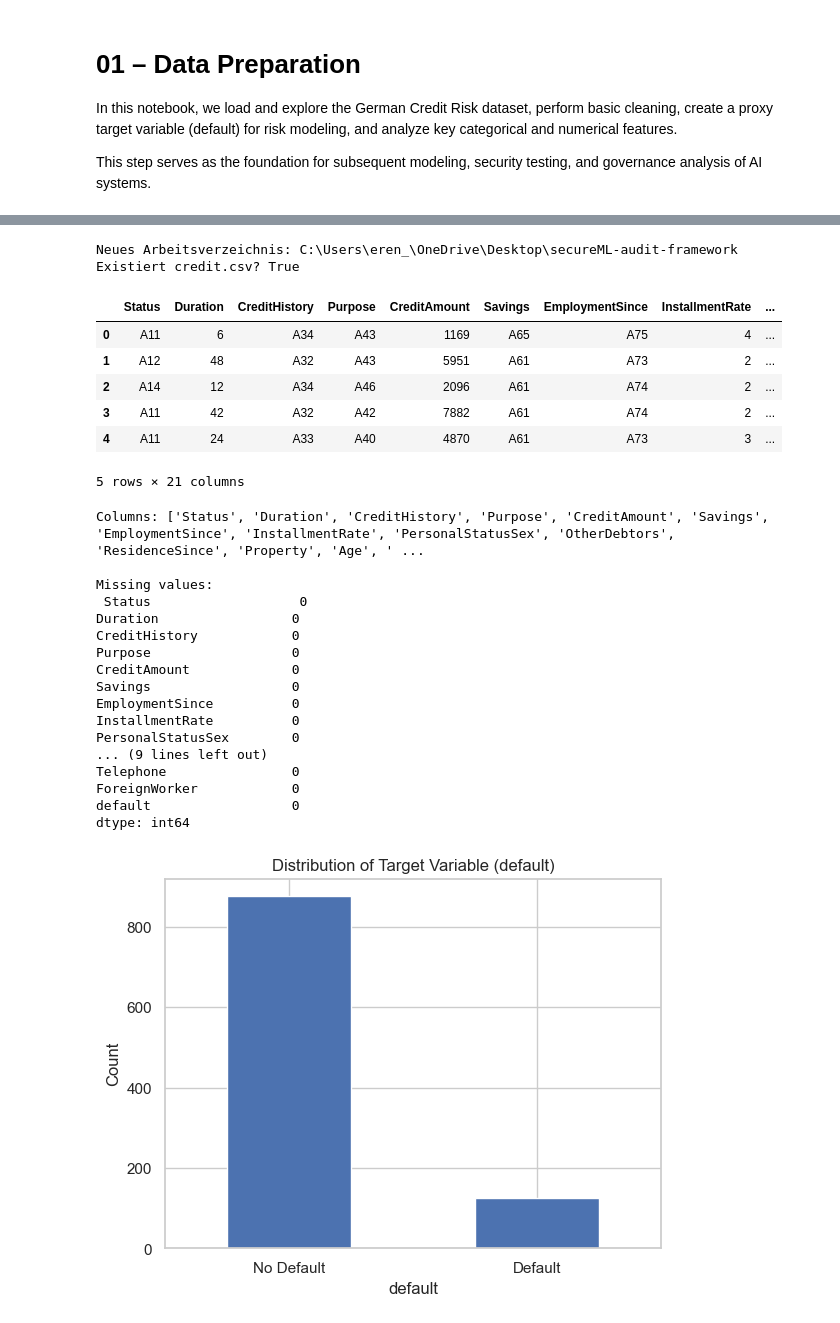
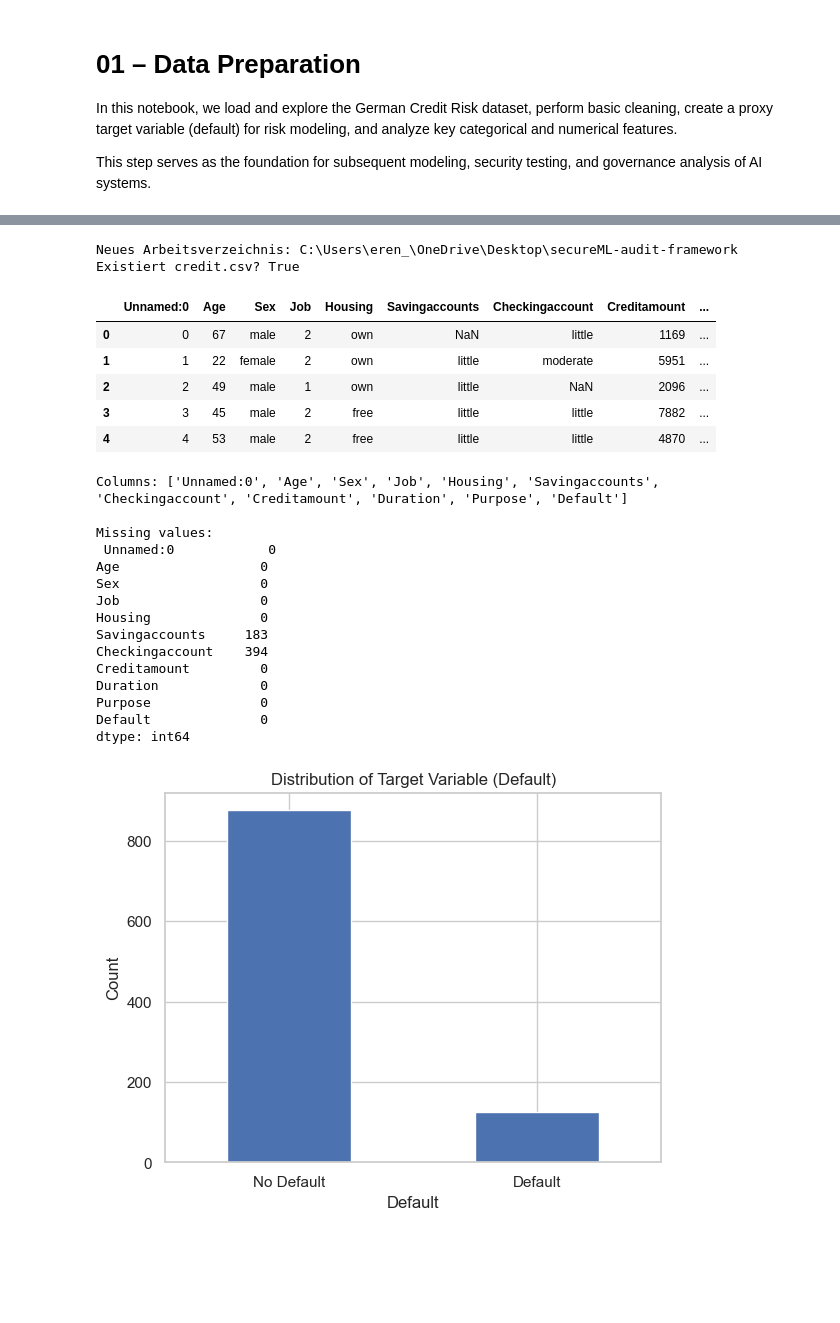
Before and after one commit to erenaktuerk/secureML-audit-framework, a Jupyter notebook: notebooks/01_data_preparation.ipynb, the cells around one changed output, grey strips where cells are left out. Cells and saved outputs as stored; diff of their text form; code cells hidden in the pictures; blank space fills up the shorter version.

```diff
--- a/notebooks/01_data_preparation.ipynb
+++ b/notebooks/01_data_preparation.ipynb
@@ -28,49 +29,47 @@ Existiert credit.csv? False
 # %%
 # Cell 3 - Code: Load dataset and preview
 import os
+import pandas as pd
 
-# Ins Projektverzeichnis wechseln
+# Projektverzeichnis setzen
 os.chdir(r"C:/Users/eren_/OneDrive/Desktop/secureML-audit-framework")
-
-# Pfad überprüfen
 print("Neues Arbeitsverzeichnis:", os.getcwd())
 print("Existiert credit.csv?", os.path.exists("data/credit.csv"))
 
-# Dann laden
-import pandas as pd
+# Daten laden
 df = pd.read_csv("data/credit.csv")
+
+# Spaltennamen vereinheitlichen: Leerzeichen und Klein-/Großschreibung anpassen
+df.columns = df.columns.str.strip().str.replace(" ", "").str.replace("-", "").str.capitalize()
 df.head()
 # %% [output]
 Neues Arbeitsverzeichnis: C:\Users\eren_\OneDrive\Desktop\secureML-audit-framework
 Existiert credit.csv? True
-|  | Status | Duration | CreditHistory | Purpose | CreditAmount | Savings | EmploymentSince | InstallmentRate | ... |
-| 0 | A11 | 6 | A34 | A43 | 1169 | A65 | A75 | 4 | ... |
-| 1 | A12 | 48 | A32 | A43 | 5951 | A61 | A73 | 2 | ... |
-| 2 | A14 | 12 | A34 | A46 | 2096 | A61 | A74 | 2 | ... |
-| 3 | A11 | 42 | A32 | A42 | 7882 | A61 | A74 | 2 | ... |
-| 4 | A11 | 24 | A33 | A40 | 4870 | A61 | A73 | 3 | ... |
+|  | Unnamed:0 | Age | Sex | Job | Housing | Savingaccounts | Checkingaccount | Creditamount | ... |
+| 0 | 0 | 67 | male | 2 | own | NaN | little | 1169 | ... |
+| 1 | 1 | 22 | female | 2 | own | little | moderate | 5951 | ... |
+| 2 | 2 | 49 | male | 1 | own | little | NaN | 2096 | ... |
+| 3 | 3 | 45 | male | 2 | free | little | little | 7882 | ... |
+| 4 | 4 | 53 | male | 2 | free | little | little | 4870 | ... |
-5 rows × 21 columns
 # %%
 # Cell 4 - Code: Basic info and missing values
 print("Columns:", df.columns.tolist())
 print("\nMissing values:\n", df.isna().sum())
 # %% [output]
-Columns: ['Status', 'Duration', 'CreditHistory', 'Purpose', 'CreditAmount', 'Savings', 'EmploymentSince', 'InstallmentRate', 'PersonalStatusSex', 'OtherDebtors', 'ResidenceSince', 'Property', 'Age', ' ...
+Columns: ['Unnamed:0', 'Age', 'Sex', 'Job', 'Housing', 'Savingaccounts', 'Checkingaccount', 'Creditamount', 'Duration', 'Purpose', 'Default']
 
 Missing values:
- Status                   0
-Duration                 0
-CreditHistory            0
-Purpose                  0
-CreditAmount             0
-Savings                  0
-EmploymentSince          0
-InstallmentRate          0
-PersonalStatusSex        0
-... (9 lines left out)
-Telephone                0
-ForeignWorker            0
-default                  0
+ Unnamed:0            0
+Age                  0
+Sex                  0
+Job                  0
+Housing              0
+Savingaccounts     183
+Checkingaccount    394
+Creditamount         0
+Duration             0
+Purpose              0
+Default              0
 dtype: int64
 # %%
 # Cell 5 - Code: Create proxy target variable 'default'
```
Also changed, not shown: parts of 5 cells of this notebook, 13 other files.
